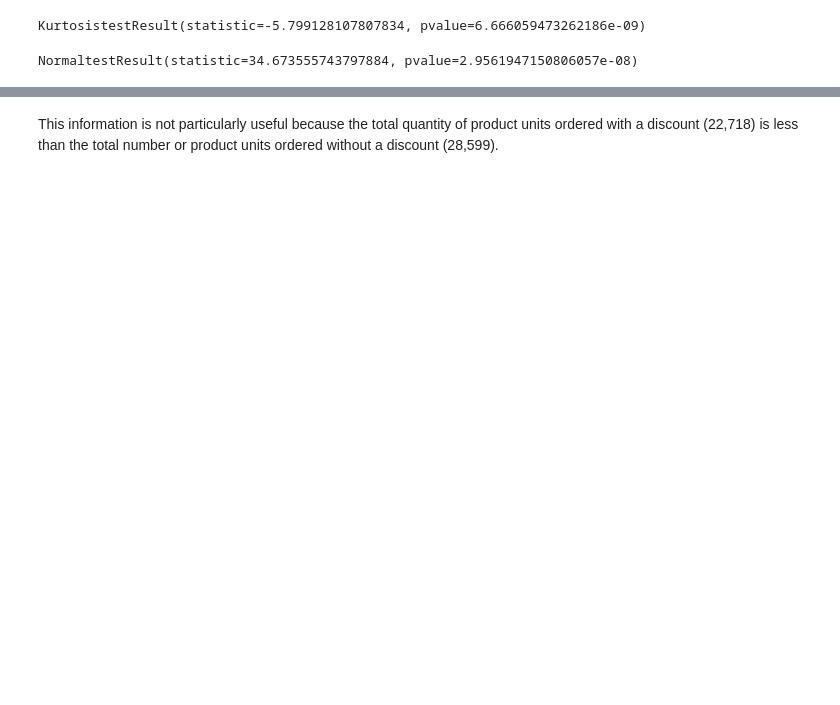
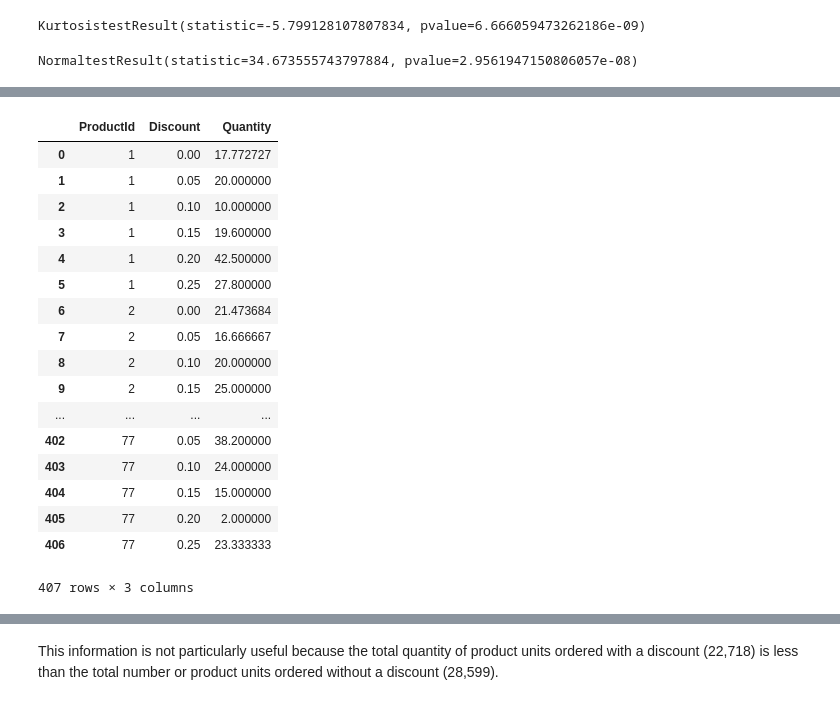
Before and after one commit to giorosati/dsc-2-final-project-online-ds-pt-100118, a Jupyter notebook: module2project.ipynb, the cells around one changed output, grey strips where cells are left out. Saved outputs shown, nothing was run; the diff lists cells and outputs as text; code cells hidden in the pictures; blank space fills up the shorter version.

```diff
--- a/module2project.ipynb
+++ b/module2project.ipynb
@@ -1081,0 +1091,24 @@ NormaltestResult(statistic=0.7820473411720497, pvalue=0.6763641459141054)
+# %%
+# create a dataframe to look at the average quantity of each product ordered by the discount
+mean_quantity_per_discount = pd.DataFrame(order_detail.groupby(['ProductId','Discount'])['Quantity'].mean())
+mean_quantity_per_discount.reset_index(inplace=True)
+mean_quantity_per_discount
+# %% [output]
+|  | ProductId | Discount | Quantity |
+| 0 | 1 | 0.00 | 17.772727 |
+| 1 | 1 | 0.05 | 20.000000 |
+| 2 | 1 | 0.10 | 10.000000 |
+| 3 | 1 | 0.15 | 19.600000 |
+| 4 | 1 | 0.20 | 42.500000 |
+| 5 | 1 | 0.25 | 27.800000 |
+| 6 | 2 | 0.00 | 21.473684 |
+| 7 | 2 | 0.05 | 16.666667 |
+| 8 | 2 | 0.10 | 20.000000 |
+| 9 | 2 | 0.15 | 25.000000 |
+| ... | ... | ... | ... |
+| 402 | 77 | 0.05 | 38.200000 |
+| 403 | 77 | 0.10 | 24.000000 |
+| 404 | 77 | 0.15 | 15.000000 |
+| 405 | 77 | 0.20 | 2.000000 |
+| 406 | 77 | 0.25 | 23.333333 |
+407 rows × 3 columns
```
Also changed, not shown: parts of 33 cells of this notebook.
